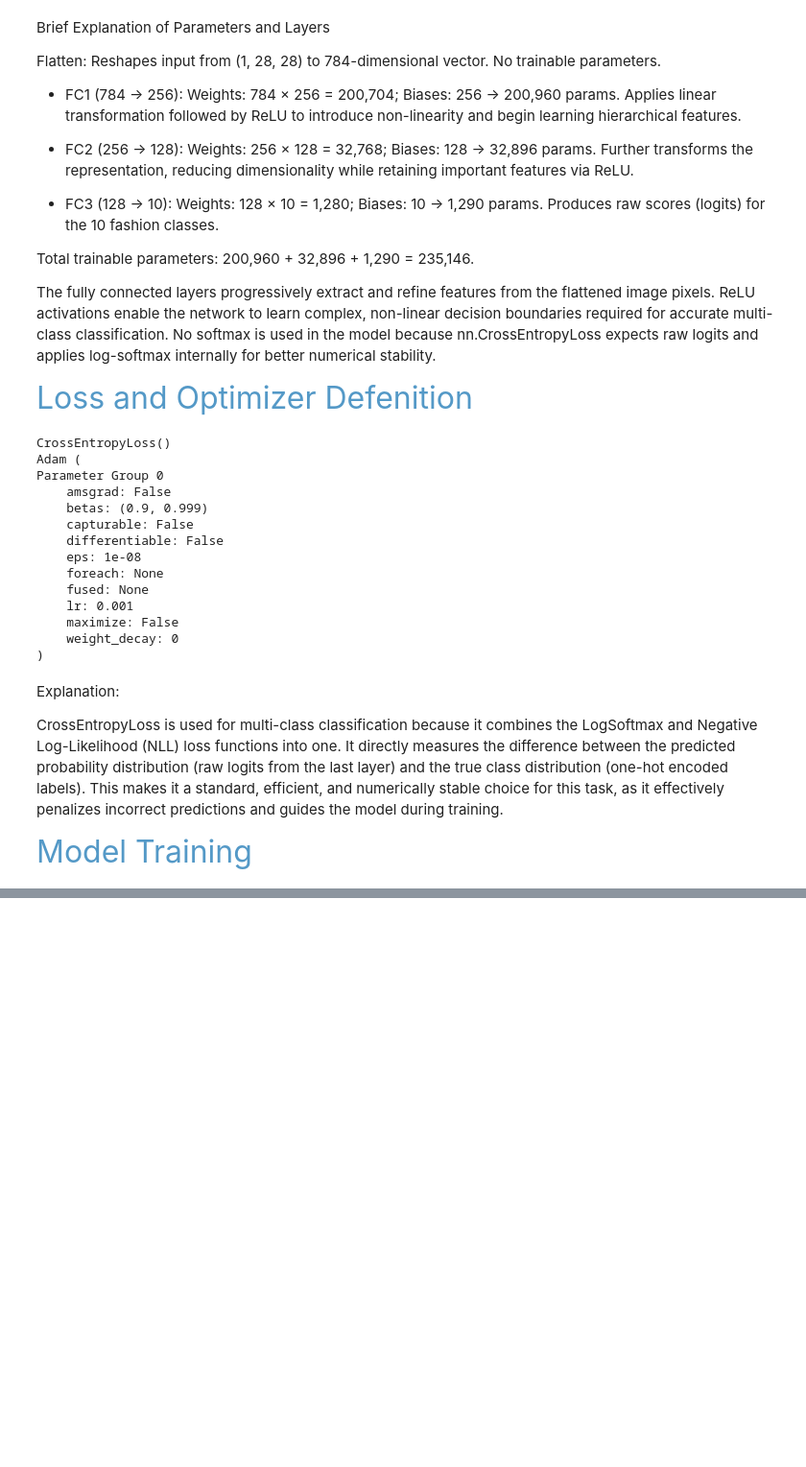
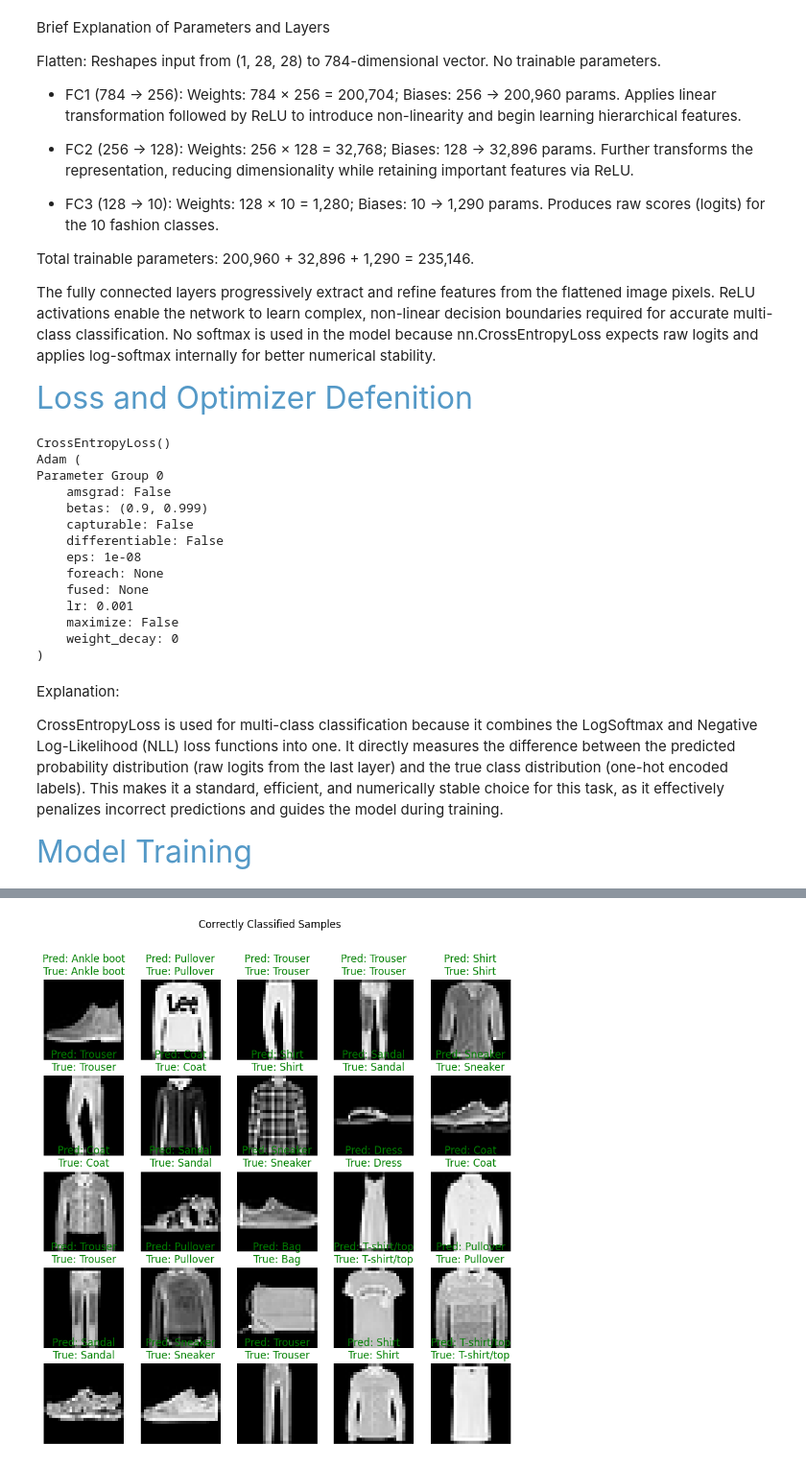
Before and after one commit to nava128/proyecto-openCV-nava2026, a Jupyter notebook: CA4/main.ipynb, the cells around one changed output, grey strips where cells are left out. Shown: that part at 96% size. Drawn from its saved outputs; the diff is of its cells as text; code cells hidden in the pictures; blank space fills up the shorter version.

Commit message:
add model evaluation

```diff
--- a/CA4/main.ipynb
+++ b/CA4/main.ipynb
@@ -211,0 +216,95 @@ Epoch [10/10], Loss: 0.2209, Test Accuracy: 88.81%
+# %%
+device = torch.device('cuda' if torch.cuda.is_available() else 'cpu')
+model.to(device)
+
+model.eval()
+
+# Lists to store predictions and misclassifications
+all_preds = []
+all_labels = []
+misclassified_images = []
+misclassified_preds = []
+misclassified_true = []
+
+class_names = ['T-shirt/top', 'Trouser', 'Pullover', 'Dress', 'Coat',
+               'Sandal', 'Shirt', 'Sneaker', 'Bag', 'Ankle boot']
+
+with torch.no_grad():
+    correct = 0
+    total = 0
+    for images, labels in test_loader:
+        images, labels = images.to(device), labels.to(device)
+        outputs = model(images)
+        _, predicted = torch.max(outputs, 1)
+
+        total += labels.size(0)
+        correct += (predicted == labels).sum().item()
+
+        # Store all predictions for later use
+        all_preds.extend(predicted.cpu().numpy())
+        all_labels.extend(labels.cpu().numpy())
+
+        # Find misclassified indices in this batch
+        misclassified_idx = (predicted != labels)
+        if misclassified_idx.any():
+            misclassified_images.append(images[misclassified_idx])
+            misclassified_preds.append(predicted[misclassified_idx])
+            misclassified_true.append(labels[misclassified_idx])
+
+    accuracy = 100 * correct / total
+    print(f'Final Test Accuracy: {accuracy:.2f}% ({correct}/{total})')
+
+print("\n=== Some Correctly Classified Examples ===")
+correct_images = []
+correct_preds = []
+correct_true = []
+
+with torch.no_grad():
+    for images, labels in test_loader:
+        images, labels = images.to(device), labels.to(device)
+        outputs = model(images)
+        _, predicted = torch.max(outputs, 1)
+        correct_idx = (predicted == labels)
+        if correct_idx.any():
+            correct_images.append(images[correct_idx][:25])  # Take up to 25
+            correct_preds.append(predicted[correct_idx][:25])
+            correct_true.append(labels[correct_idx][:25])
+        if len(correct_preds) >= 25:
+            break
+
+correct_images = torch.cat(correct_images)[:25].cpu()
+correct_preds = torch.cat(correct_preds)[:25].cpu().numpy()
+correct_true = torch.cat(correct_true)[:25].cpu().numpy()
+
+plt.figure(figsize=(10, 10))
+for i in range(25):
+    plt.subplot(5, 5, i + 1)
+    plt.imshow(correct_images[i].squeeze(), cmap='gray')
+    plt.title(f'Pred: {class_names[correct_preds[i]]}\nTrue: {class_names[correct_true[i]]}', color='green')
+    plt.axis('off')
+plt.suptitle('Correctly Classified Samples')
+plt.show()
+
+if misclassified_images:
+    misclassified_images = torch.cat(misclassified_images).cpu()
+    misclassified_preds = torch.cat(misclassified_preds).cpu().numpy()
+    misclassified_true = torch.cat(misclassified_true).cpu().numpy()
+
+    print(f"\n=== Misclassified Examples ({len(misclassified_images)} total misclassified) ===")
+    plt.figure(figsize=(10, 10))
+    for i in range(min(25, len(misclassified_images))):
+        plt.subplot(5, 5, i + 1)
+        plt.imshow(misclassified_images[i].squeeze(), cmap='gray')
+        plt.title(f'Pred: {class_names[misclassified_preds[i]]}\nTrue: {class_names[misclassified_true[i]]}', color='red')
+        plt.axis('off')
+    plt.suptitle('Misclassified Samples')
+    plt.show()
+
+    cm = confusion_matrix(all_labels, all_preds)
+    plt.figure(figsize=(10, 8))
+    sns.heatmap(cm, annot=True, fmt='d', cmap='Blues', xticklabels=class_names, yticklabels=class_names)
+    plt.xlabel('Predicted')
+    plt.ylabel('True')
+    plt.title('Confusion Matrix')
+    plt.show()
+# %% [output]
@@ -211,0 +314 @@ Epoch [10/10], Loss: 0.2209, Test Accuracy: 88.81%
+[figure, added]
```
Also changed, not shown: parts of 7 cells of this notebook.
